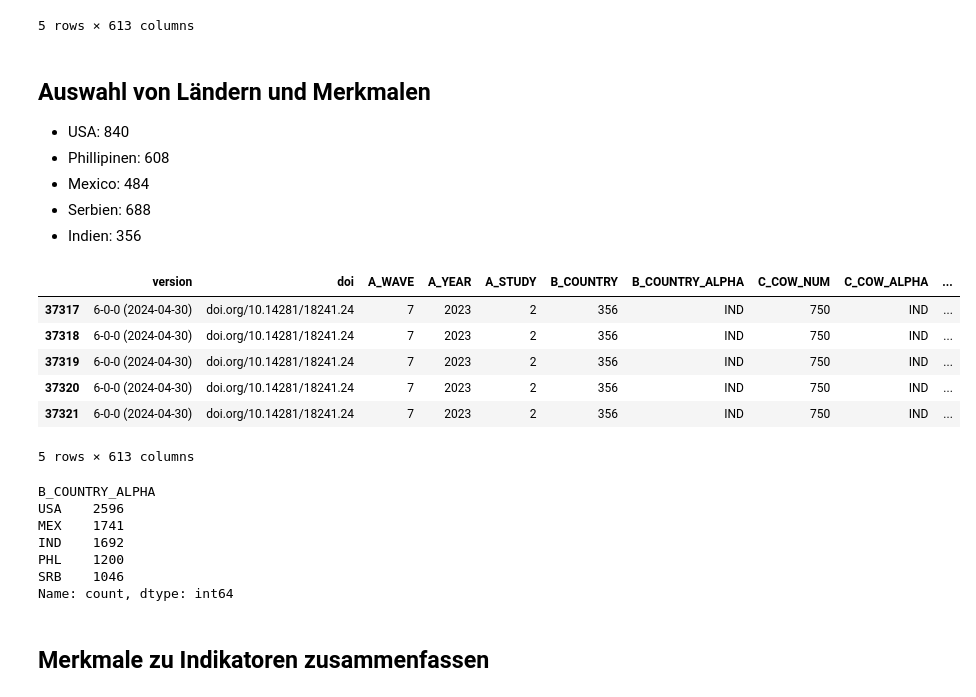
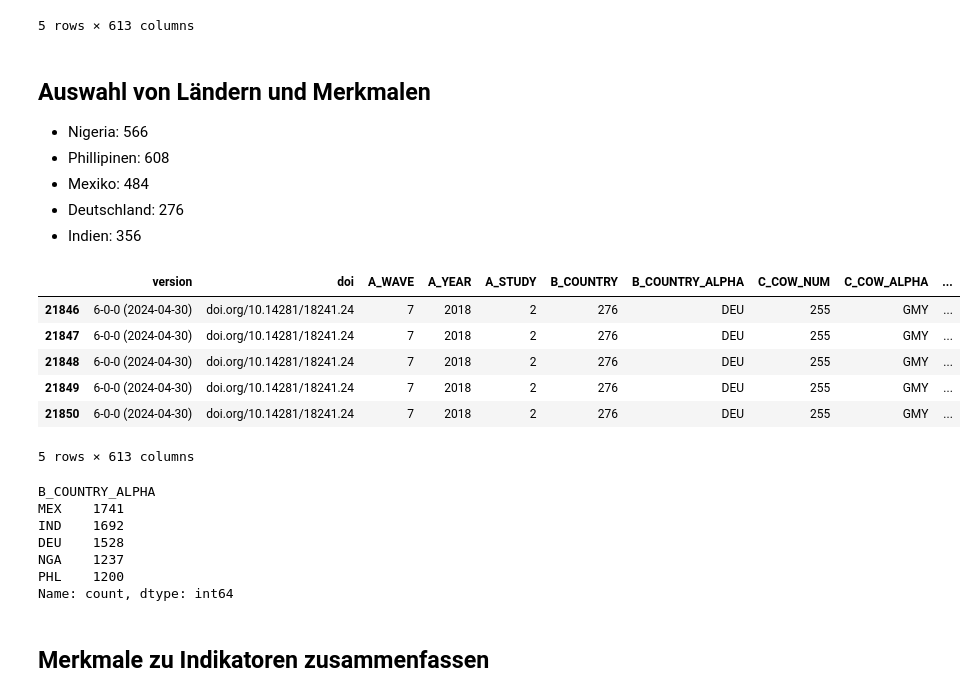
Before and after one commit to Alisonmm222/interkult, a Jupyter notebook: notebooks/analysis.ipynb, the cells around one changed output. Saved outputs shown, nothing was run; the diff lists cells and outputs as text; code cells hidden in the pictures.

```diff
--- a/notebooks/analysis.ipynb
+++ b/notebooks/analysis.ipynb
@@ -19,32 +20,32 @@ df.head()
 5 rows × 613 columns
 # %% [markdown]
 ## Auswahl von Ländern und Merkmalen
-- USA: 840
+- Nigeria: 566
 - Phillipinen: 608
-- Mexico: 484
-- Serbien: 688
+- Mexiko: 484
+- Deutschland: 276
 - Indien: 356
 # %%
-laender = [484, 356, 840, 608, 688]
+laender = [566, 608, 484, 276, 356]
 df_country = df[df["B_COUNTRY"].isin(laender)]
 df_country.head()
 # %% [output]
 |  | version | doi | A_WAVE | A_YEAR | A_STUDY | B_COUNTRY | B_COUNTRY_ALPHA | C_COW_NUM | C_COW_ALPHA | ... |
-| 37317 | 6-0-0 (2024-04-30) | doi.org/10.14281/18241.24 | 7 | 2023 | 2 | 356 | IND | 750 | IND | ... |
-| 37318 | 6-0-0 (2024-04-30) | doi.org/10.14281/18241.24 | 7 | 2023 | 2 | 356 | IND | 750 | IND | ... |
-| 37319 | 6-0-0 (2024-04-30) | doi.org/10.14281/18241.24 | 7 | 2023 | 2 | 356 | IND | 750 | IND | ... |
-| 37320 | 6-0-0 (2024-04-30) | doi.org/10.14281/18241.24 | 7 | 2023 | 2 | 356 | IND | 750 | IND | ... |
-| 37321 | 6-0-0 (2024-04-30) | doi.org/10.14281/18241.24 | 7 | 2023 | 2 | 356 | IND | 750 | IND | ... |
+| 21846 | 6-0-0 (2024-04-30) | doi.org/10.14281/18241.24 | 7 | 2018 | 2 | 276 | DEU | 255 | GMY | ... |
+| 21847 | 6-0-0 (2024-04-30) | doi.org/10.14281/18241.24 | 7 | 2018 | 2 | 276 | DEU | 255 | GMY | ... |
+| 21848 | 6-0-0 (2024-04-30) | doi.org/10.14281/18241.24 | 7 | 2018 | 2 | 276 | DEU | 255 | GMY | ... |
+| 21849 | 6-0-0 (2024-04-30) | doi.org/10.14281/18241.24 | 7 | 2018 | 2 | 276 | DEU | 255 | GMY | ... |
+| 21850 | 6-0-0 (2024-04-30) | doi.org/10.14281/18241.24 | 7 | 2018 | 2 | 276 | DEU | 255 | GMY | ... |
 5 rows × 613 columns
 # %%
 df_country["B_COUNTRY_ALPHA"].value_counts()
 # %% [output]
 B_COUNTRY_ALPHA
-USA    2596
 MEX    1741
 IND    1692
+DEU    1528
+NGA    1237
 PHL    1200
-SRB    1046
 Name: count, dtype: int64
 # %% [markdown]
 ## Merkmale zu Indikatoren zusammenfassen
```
Also changed, not shown: parts of 25 cells of this notebook.
